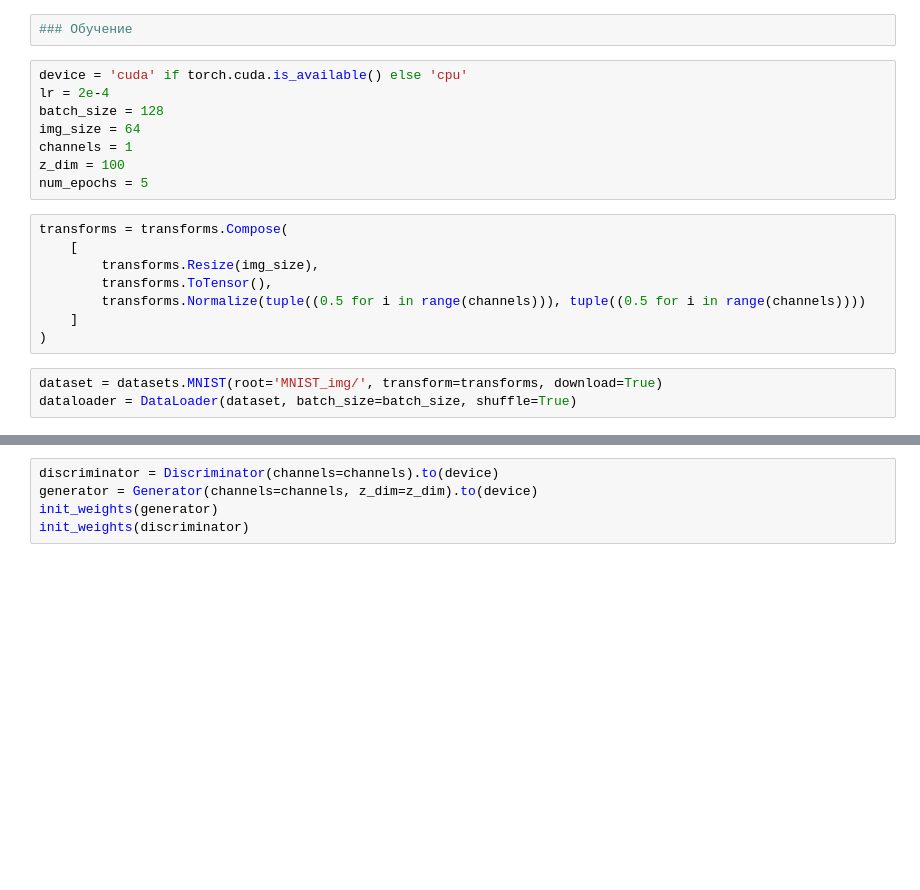
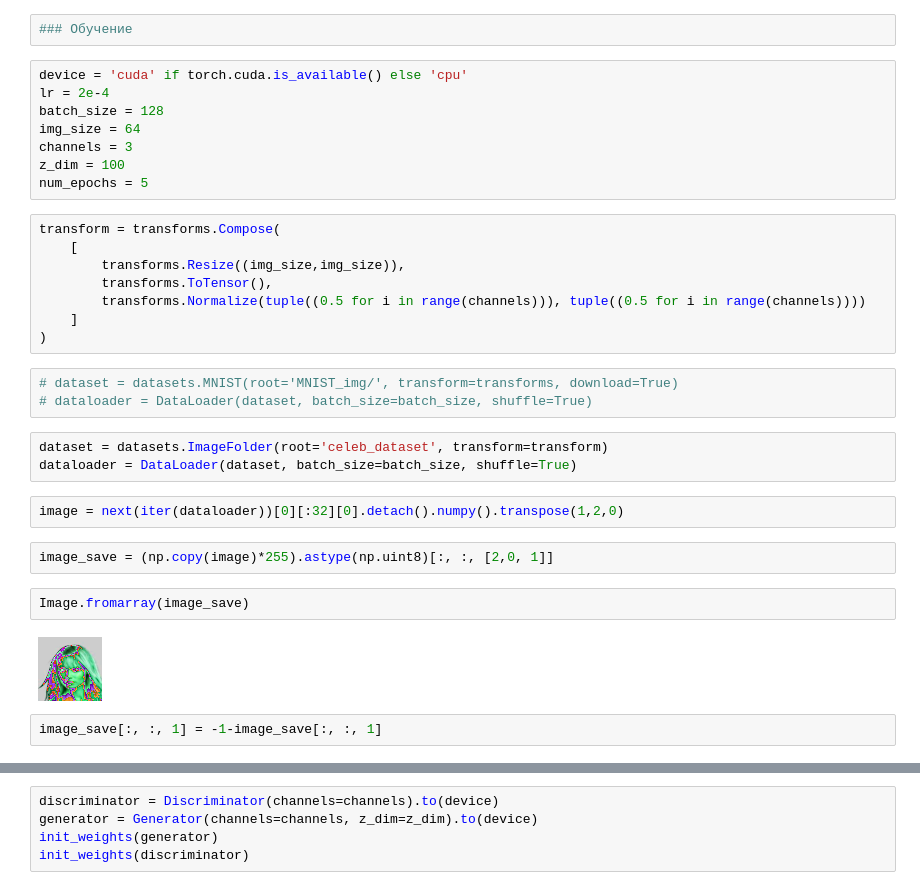
Before and after one commit to YakubovSlava/PrivateCodeRepo, a Jupyter notebook: DCGAN/model_faces.ipynb, the cells around one changed output, grey strips where cells are left out. Drawn from its saved outputs; the diff is of its cells as text; blank space fills up the shorter version.

```diff
--- a/DCGAN/model_faces.ipynb
+++ b/DCGAN/model_faces.ipynb
@@ -90,17 +92,30 @@ device = 'cuda' if torch.cuda.is_available() else 'cpu'
 lr = 2e-4
 batch_size = 128
 img_size = 64
-channels = 1
+channels = 3
 z_dim = 100
 num_epochs = 5
 # %%
-transforms = transforms.Compose(
+transform = transforms.Compose(
     [
-        transforms.Resize(img_size),
+        transforms.Resize((img_size,img_size)),
         transforms.ToTensor(),
         transforms.Normalize(tuple((0.5 for i in range(channels))), tuple((0.5 for i in range(channels))))
     ]
 )
 # %%
-dataset = datasets.MNIST(root='MNIST_img/', transform=transforms, download=True)
-dataloader = DataLoader(dataset, batch_size=batch_size, shuffle=True)
+# dataset = datasets.MNIST(root='MNIST_img/', transform=transforms, download=True)
+# dataloader = DataLoader(dataset, batch_size=batch_size, shuffle=True)
+# %%
+dataset = datasets.ImageFolder(root='celeb_dataset', transform=transform)
+dataloader = DataLoader(dataset, batch_size=batch_size, shuffle=True)
+# %%
+image = next(iter(dataloader))[0][:32][0].detach().numpy().transpose(1,2,0)
+# %%
+image_save = (np.copy(image)*255).astype(np.uint8)[:, :, [2,0, 1]]
+# %%
+Image.fromarray(image_save)
+# %% [output]
+[figure, added]
+# %%
+image_save[:, :, 1] = -1-image_save[:, :, 1]
```
Also changed, not shown: parts of 3 cells of this notebook, 1 other file.
